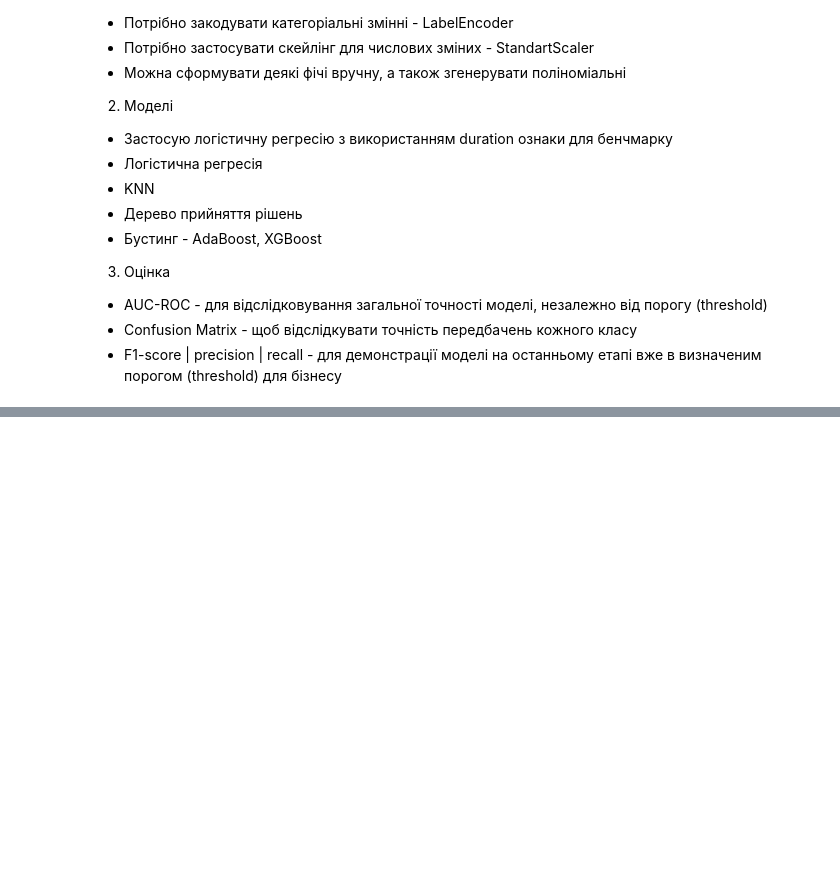
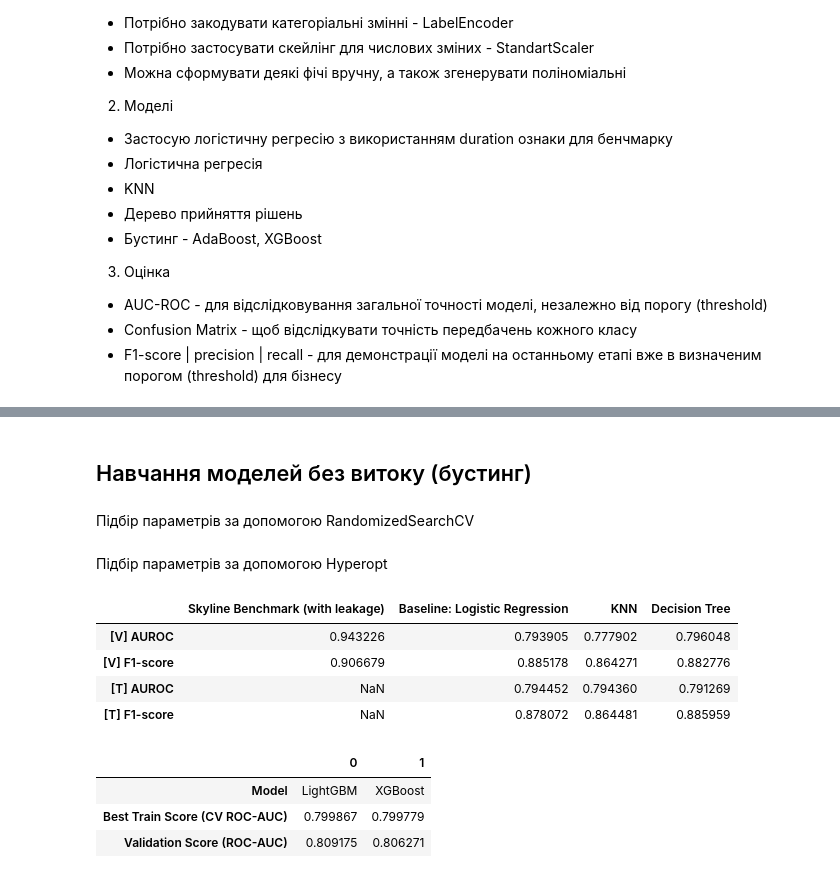
Before and after one commit to ikonieva/BankMarketingData_Classification_DS_Project, a Jupyter notebook: BankMarketingDataset_ML_pipline.ipynb, the cells around one changed output, grey strips where cells are left out. Cells and saved outputs as stored; diff of their text form; code cells hidden in the pictures; blank space fills up the shorter version.

```diff
--- a/BankMarketingDataset_ML_pipline.ipynb
+++ b/BankMarketingDataset_ML_pipline.ipynb
@@ -517,0 +431,4 @@ plot_roc(ax, X_train_pca, y_train, X_test_pca, y_test, 'Original Dataset')
+# %% [markdown]
+## Навчання моделей без витоку (бустинг)
+# %% [markdown]
+Підбір параметрів за допомогою RandomizedSearchCV
@@ -517,0 +469,2 @@ plot_roc(ax, X_train_pca, y_train, X_test_pca, y_test, 'Original Dataset')
+# %% [markdown]
+Підбір параметрів за допомогою Hyperopt
@@ -517,0 +473,19 @@ plot_roc(ax, X_train_pca, y_train, X_test_pca, y_test, 'Original Dataset')
+# %%
+pd.DataFrame(results)
+# %% [output]
+|  | Skyline Benchmark (with leakage) | Baseline: Logistic Regression | KNN | Decision Tree |
+| [V] AUROC | 0.943226 | 0.793905 | 0.777902 | 0.796048 |
+| [V] F1-score | 0.906679 | 0.885178 | 0.864271 | 0.882776 |
+| [T] AUROC | NaN | 0.794452 | 0.794360 | 0.791269 |
+| [T] F1-score | NaN | 0.878072 | 0.864481 | 0.885959 |
+# %%
+results_boost_df = pd.DataFrame(results_randomized).sort_values(
+    by='Validation Score (ROC-AUC)', ascending=False
+)
+
+display(results_boost_df[['Model', 'Best Train Score (CV ROC-AUC)', 'Validation Score (ROC-AUC)']].T)
+# %% [output]
+|  | 0 | 1 |
+| Model | LightGBM | XGBoost |
+| Best Train Score (CV ROC-AUC) | 0.799867 | 0.799779 |
+| Validation Score (ROC-AUC) | 0.809175 | 0.806271 |
```
Also changed, not shown: parts of 54 cells of this notebook, 1 other file.
